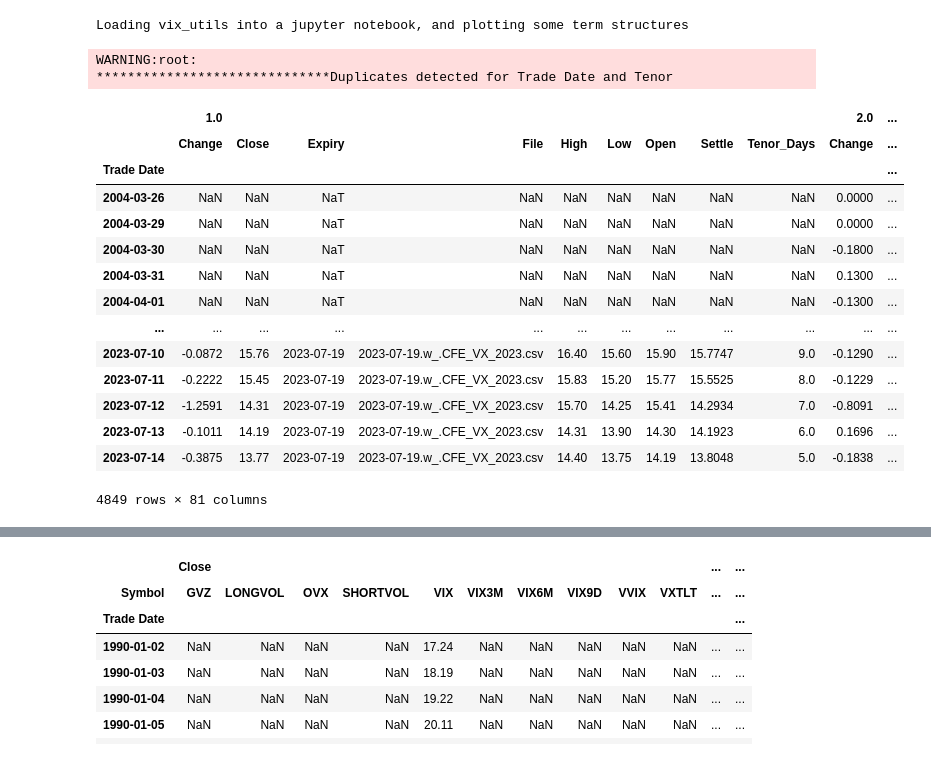
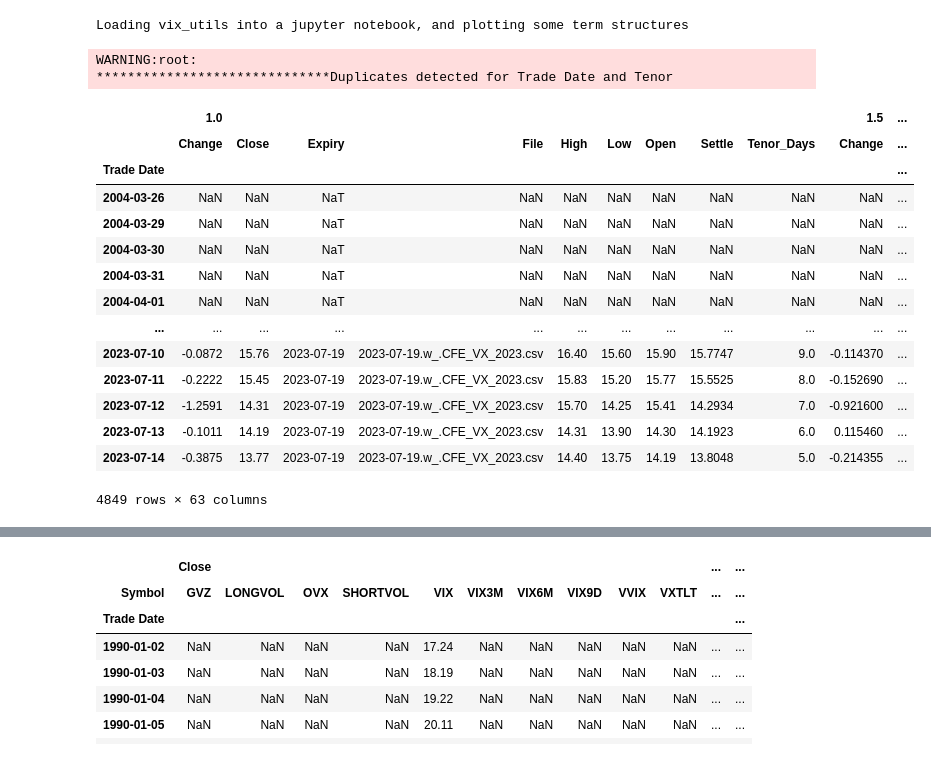
Before and after one commit to dougransom/vix_utils, a Jupyter notebook: src/vix_utils/examples/vix_utils use in Jupyter.ipynb, the cells around one changed output, grey strips where cells are left out. Cells and saved outputs as stored; diff of their text form; code cells hidden in the pictures.

```diff
--- a/src/vix_utils/examples/vix_utils use in Jupyter.ipynb
+++ b/src/vix_utils/examples/vix_utils use in Jupyter.ipynb
@@ -16,32 +17,31 @@ vix_cash_2=await vix_utils.async_get_vix_index_histories()
 # %%
     #manipulate the data to get what we want to display
     vix_cash_wide=vix_utils.pivot_cash_term_structure_on_symbol(vix_cash)
     vix_futures_monthly_skinny=vix_utils.select_monthly_futures(vix_futures)
     vix_futures_wide=vix_utils.pivot_futures_on_monthly_tenor(vix_futures_monthly_skinny)
     vix_futures_wide=vix_utils.append_continuous_maturity_one_month(vix_futures_wide)
-    #we just want 9 tenors for now
-    selected_tenors=list(range(1,10))
+    selected_tenors=[1,1.5,2,3,4,5,6]
     original_vix_futures_wide=pd.DataFrame(vix_futures_wide)
     vix_futures_wide=vix_futures_wide[selected_tenors]
     vix_futures_wide
 # %% [output]
 WARNING:root:
 ******************************Duplicates detected for Trade Date and Tenor
-|  | 1.0 |  |  |  |  |  |  |  |  | 2.0 | ... |
+|  | 1.0 |  |  |  |  |  |  |  |  | 1.5 | ... |
 |  | Change | Close | Expiry | File | High | Low | Open | Settle | Tenor_Days | Change | ... |
 | Trade Date |  |  |  |  |  |  |  |  |  |  | ... |
-| 2004-03-26 | NaN | NaN | NaT | NaN | NaN | NaN | NaN | NaN | NaN | 0.0000 | ... |
-| 2004-03-29 | NaN | NaN | NaT | NaN | NaN | NaN | NaN | NaN | NaN | 0.0000 | ... |
-| 2004-03-30 | NaN | NaN | NaT | NaN | NaN | NaN | NaN | NaN | NaN | -0.1800 | ... |
-| 2004-03-31 | NaN | NaN | NaT | NaN | NaN | NaN | NaN | NaN | NaN | 0.1300 | ... |
-| 2004-04-01 | NaN | NaN | NaT | NaN | NaN | NaN | NaN | NaN | NaN | -0.1300 | ... |
+| 2004-03-26 | NaN | NaN | NaT | NaN | NaN | NaN | NaN | NaN | NaN | NaN | ... |
+| 2004-03-29 | NaN | NaN | NaT | NaN | NaN | NaN | NaN | NaN | NaN | NaN | ... |
+| 2004-03-30 | NaN | NaN | NaT | NaN | NaN | NaN | NaN | NaN | NaN | NaN | ... |
+| 2004-03-31 | NaN | NaN | NaT | NaN | NaN | NaN | NaN | NaN | NaN | NaN | ... |
+| 2004-04-01 | NaN | NaN | NaT | NaN | NaN | NaN | NaN | NaN | NaN | NaN | ... |
 | ... | ... | ... | ... | ... | ... | ... | ... | ... | ... | ... | ... |
-| 2023-07-10 | -0.0872 | 15.76 | 2023-07-19 | 2023-07-19.w_.CFE_VX_2023.csv | 16.40 | 15.60 | 15.90 | 15.7747 | 9.0 | -0.1290 | ... |
-| 2023-07-11 | -0.2222 | 15.45 | 2023-07-19 | 2023-07-19.w_.CFE_VX_2023.csv | 15.83 | 15.20 | 15.77 | 15.5525 | 8.0 | -0.1229 | ... |
-| 2023-07-12 | -1.2591 | 14.31 | 2023-07-19 | 2023-07-19.w_.CFE_VX_2023.csv | 15.70 | 14.25 | 15.41 | 14.2934 | 7.0 | -0.8091 | ... |
-| 2023-07-13 | -0.1011 | 14.19 | 2023-07-19 | 2023-07-19.w_.CFE_VX_2023.csv | 14.31 | 13.90 | 14.30 | 14.1923 | 6.0 | 0.1696 | ... |
-| 2023-07-14 | -0.3875 | 13.77 | 2023-07-19 | 2023-07-19.w_.CFE_VX_2023.csv | 14.40 | 13.75 | 14.19 | 13.8048 | 5.0 | -0.1838 | ... |
+| 2023-07-10 | -0.0872 | 15.76 | 2023-07-19 | 2023-07-19.w_.CFE_VX_2023.csv | 16.40 | 15.60 | 15.90 | 15.7747 | 9.0 | -0.114370 | ... |
+| 2023-07-11 | -0.2222 | 15.45 | 2023-07-19 | 2023-07-19.w_.CFE_VX_2023.csv | 15.83 | 15.20 | 15.77 | 15.5525 | 8.0 | -0.152690 | ... |
+| 2023-07-12 | -1.2591 | 14.31 | 2023-07-19 | 2023-07-19.w_.CFE_VX_2023.csv | 15.70 | 14.25 | 15.41 | 14.2934 | 7.0 | -0.921600 | ... |
+| 2023-07-13 | -0.1011 | 14.19 | 2023-07-19 | 2023-07-19.w_.CFE_VX_2023.csv | 14.31 | 13.90 | 14.30 | 14.1923 | 6.0 | 0.115460 | ... |
+| 2023-07-14 | -0.3875 | 13.77 | 2023-07-19 | 2023-07-19.w_.CFE_VX_2023.csv | 14.40 | 13.75 | 14.19 | 13.8048 | 5.0 | -0.214355 | ... |
-4849 rows × 81 columns
+4849 rows × 63 columns
 # %%
 
 vix_futures_wide=vix_utils.append_continuous_maturity_one_month(vix_futures_wide)
```
Also changed, not shown: parts of 11 cells of this notebook.
